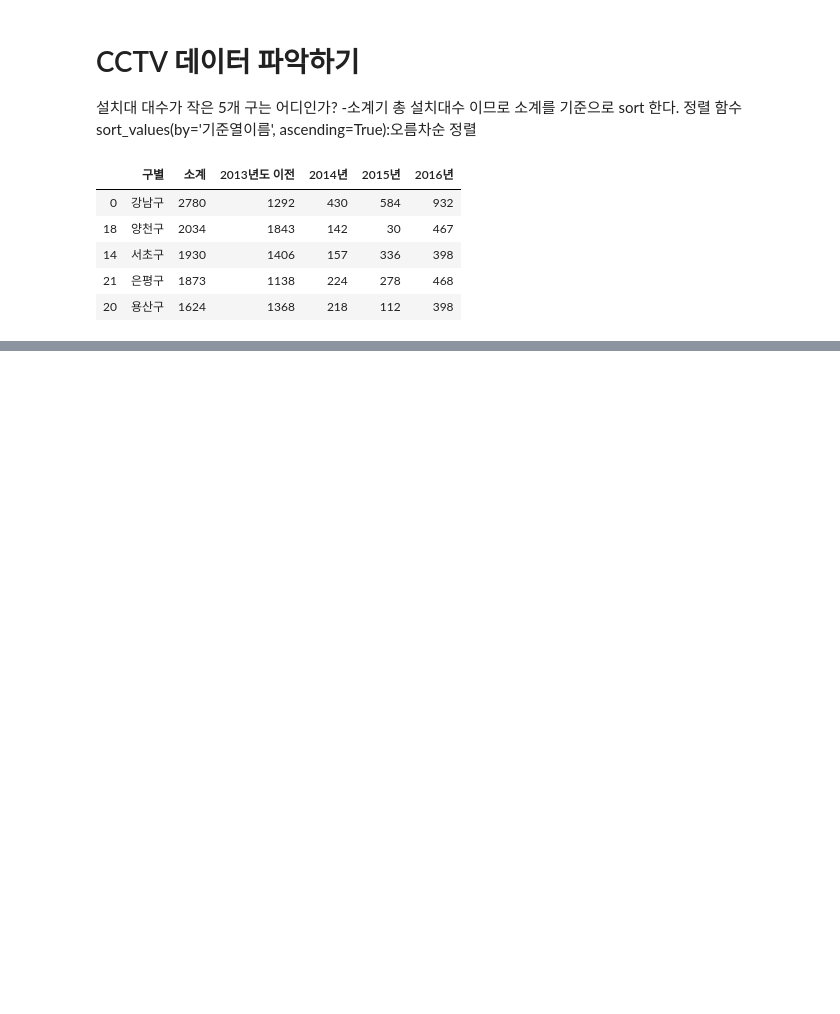
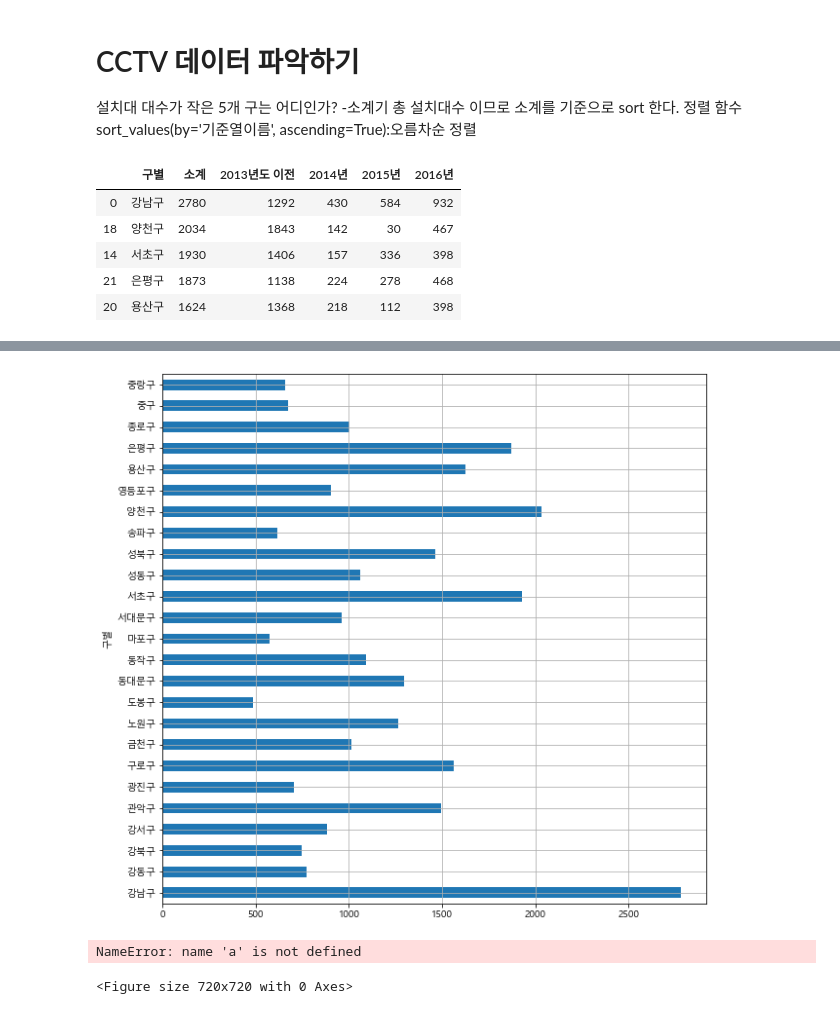
Before and after one commit to seolbee/pythonBigData, a Jupyter notebook: 파이썬_1021/서울시 구별 CCTV 현황 분석.ipynb, the cells around one changed output, grey strips where cells are left out. Cells and saved outputs as stored; diff of their text form; code cells hidden in the pictures; blank space fills up the shorter version.

```diff
--- a/파이썬_1021/서울시 구별 CCTV 현황 분석.ipynb
+++ b/파이썬_1021/서울시 구별 CCTV 현황 분석.ipynb
@@ -201,0 +308,4 @@ CCTV_seoul.sort_values(by='소계', ascending = False).head()
+# %%
+# 인구수 대비 외국인과 고령자 비율 계산
+pop_Seoul['외국인비율'] = pop_Seoul['외국인'] / pop_Seoul['인구수'] * 100
+pop_Seoul['고령자비율'] = pop_Seoul['고령자'] / pop_Seoul['인구수'] * 100
@@ -201,0 +399,7 @@ CCTV_seoul.sort_values(by='소계', ascending = False).head()
+# %%
+# CCTV_Seoul과 pop_Seoul 병합 코드
+# 공통 컬럼인 '구별' 컬럼으로 조인
+# 양쪽 모두 25개의 구로 이루어져 있음
+#merge 함수
+#pd.merge(조인할 df1, 조인할 df2, on = '공통필드')
+data_result = pd.merge(CCTV_seoul, pop_Seoul, on = '구별')
@@ -201,0 +433,6 @@ CCTV_seoul.sort_values(by='소계', ascending = False).head()
+# %%
+# 그래프 그릴 때 축데이터를 쉽게 지정하기 위해서 행 인덱스를 구별로 변경
+# 행 인덱스 지정 함수 : sel_index('지정열 이름', inplace=True)
+
+data_result.set_index('구별', inplace=True)
+data_result.head()
@@ -201,0 +491,14 @@ CCTV_seoul.sort_values(by='소계', ascending = False).head()
+# %%
+import platform
+
+from matplotlib import font_manager, rc
+plt.rcParams['axes.unicode_minus'] = False
+
+if platform.system() == 'Darwin':  # 맥OS
+    rc('font', family='AppleGothic')
+elif platform.system() == 'Windows':  # 윈도우
+    path = "c:/Windows/Fonts/malgun.ttf"
+    font_name = font_manager.FontProperties(fname=path).get_name()
+    rc('font', family=font_name)
+else:
+    print('Unknown system...  sorry~~~')
@@ -201,0 +516,22 @@ CCTV_seoul.sort_values(by='소계', ascending = False).head()
+# %%
+#구별 cctv 설치대수를 그래프로 표현
+#수평 막대 그래프
+#전체 그림 크기(그림영역 설정 plt.figure(figsize=(10, 10)))
+plt.figure(figsize=(10, 10))
+#그래프 그리기 plot(kind - 그래프 종류 값, grid - T/F(격자무늬설정))
+data_result['소계'].plot(kind = 'barh', grid = True)
+plt.show()
+# %% [output]
+[figure, added]
+# %%
+#구별 CCTV 설치대수 그래프
+#수평막대 그래프 - 정렬해서 그래프 출력
+s = data_result['소계'].sort_values()
+s # 시리즈로 반환(1차원 배열) - 인덱스가 존재
+plt.figure(figsize=(10, 10))
+plt.barh(s.index, a)
+plt.grid()
+plt.show()
+# %% [output]
+NameError: name 'a' is not defined
+<Figure size 720x720 with 0 Axes>
```
Also changed, not shown: parts of 37 cells of this notebook.
